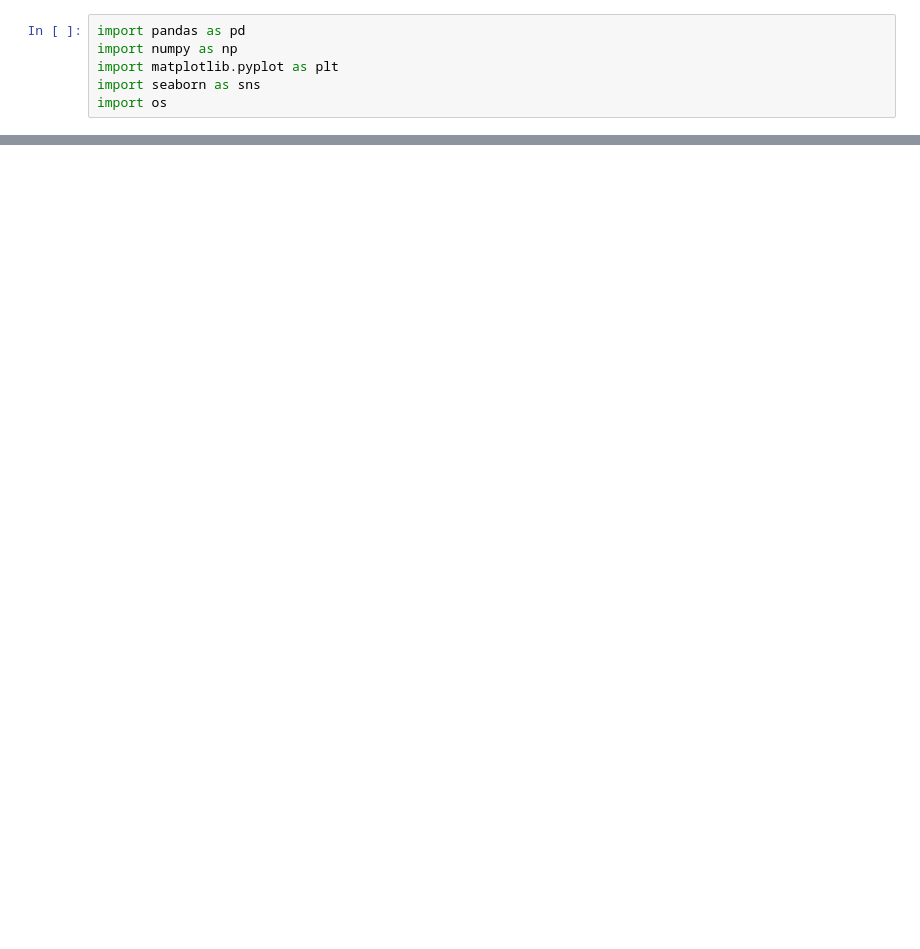
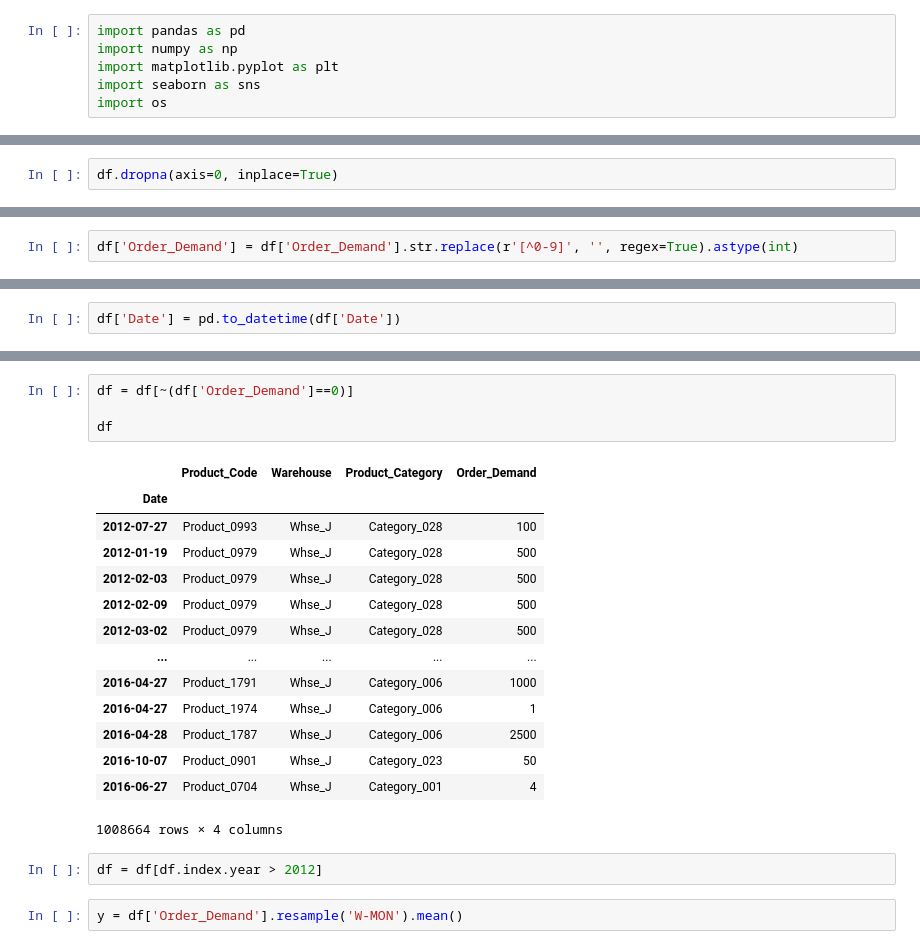
Before and after one commit to LLAES07/Forecasting-SARIMA, a Jupyter notebook: Notebooks/proyect.ipynb, the cells around one changed output, grey strips where cells are left out. Saved outputs shown, nothing was run; the diff lists cells and outputs as text; blank space fills up the shorter version.

```diff
--- a/Notebooks/proyect.ipynb
+++ b/Notebooks/proyect.ipynb
@@ -196,0 +64,2 @@ Name: Gross, Length: 44843, dtype: float64
+# %%
+df.dropna(axis=0, inplace=True)
@@ -196,0 +75,2 @@ Name: Gross, Length: 44843, dtype: float64
+# %%
+df['Order_Demand'] = df['Order_Demand'].str.replace(r'[^0-9]', '', regex=True).astype(int)
@@ -196,0 +92,2 @@ Name: Gross, Length: 44843, dtype: float64
+# %%
+df['Date'] = pd.to_datetime(df['Date'])
@@ -196,0 +108,23 @@ Name: Gross, Length: 44843, dtype: float64
+# %%
+df = df[~(df['Order_Demand']==0)]
+
+df
+# %% [output]
+|  | Product_Code | Warehouse | Product_Category | Order_Demand |
+| Date |  |  |  |  |
+| 2012-07-27 | Product_0993 | Whse_J | Category_028 | 100 |
+| 2012-01-19 | Product_0979 | Whse_J | Category_028 | 500 |
+| 2012-02-03 | Product_0979 | Whse_J | Category_028 | 500 |
+| 2012-02-09 | Product_0979 | Whse_J | Category_028 | 500 |
+| 2012-03-02 | Product_0979 | Whse_J | Category_028 | 500 |
+| ... | ... | ... | ... | ... |
+| 2016-04-27 | Product_1791 | Whse_J | Category_006 | 1000 |
+| 2016-04-27 | Product_1974 | Whse_J | Category_006 | 1 |
+| 2016-04-28 | Product_1787 | Whse_J | Category_006 | 2500 |
+| 2016-10-07 | Product_0901 | Whse_J | Category_023 | 50 |
+| 2016-06-27 | Product_0704 | Whse_J | Category_001 | 4 |
+1008664 rows × 4 columns
+# %%
+df = df[df.index.year > 2012]
+# %%
+y = df['Order_Demand'].resample('W-MON').mean()
```
Also changed, not shown: parts of 37 cells of this notebook, 4 other files.
